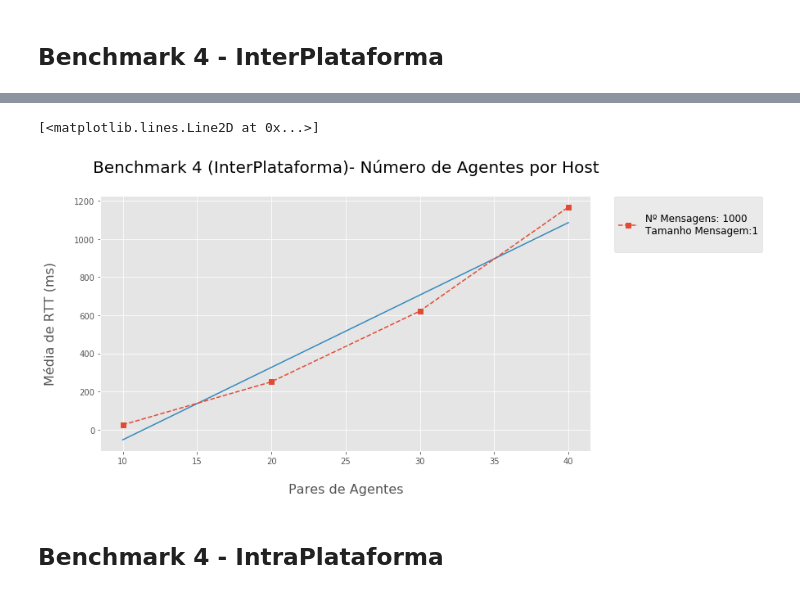
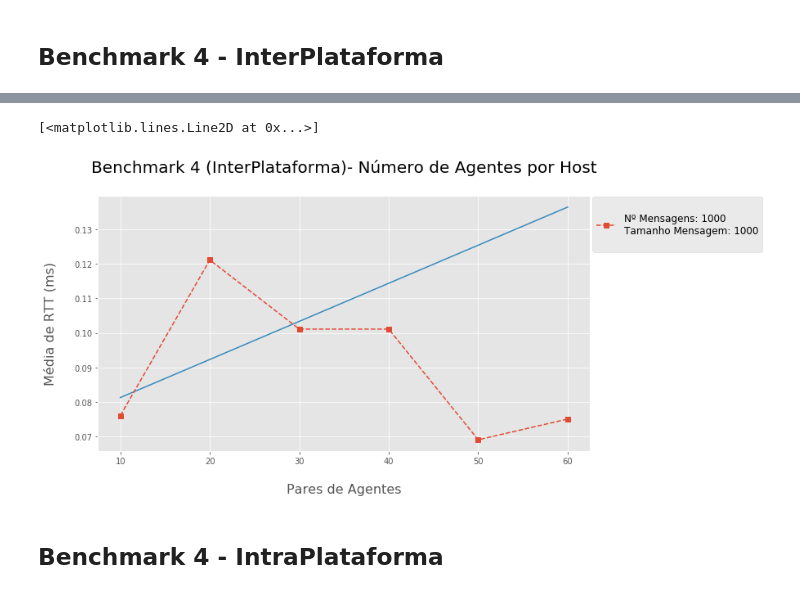
Before and after one commit to rafalencar1997/JadeContainer, a Jupyter notebook: analysis/Results.ipynb, the cells around one changed output, grey strips where cells are left out. Drawn from its saved outputs; the diff is of its cells as text; code cells hidden in the pictures.

```diff
--- a/analysis/Results.ipynb
+++ b/analysis/Results.ipynb
@@ -204,19 +231,19 @@ df
 # %%
 func = funcL
 
-messagesComb = [(1,1000)]
+messagesComb = [(1000,1000)]
 plot_results(df, messagesComb, False,
             'Benchmark 4 (InterPlataforma)- Número de Agentes por Host',
             'Pares de Agentes',
             'AgentsPerHost')
 
 popt, pcov = curve_fit(funcL, df['AgentsPerHost'], df['RTT_mean'])
 
-xdata = np.linspace(10, 40, 100)
+xdata = np.linspace(10, 60, 100)
 plt.plot(xdata, func(xdata, *popt))
 # %% [output]
 [<matplotlib.lines.Line2D at 0x...>]
-[figure, old version]
+[figure, new version]
 # %% [markdown]
 ## Benchmark 4 - IntraPlataforma
 # %%
```
Also changed, not shown: parts of 12 cells of this notebook, 2 other files.
